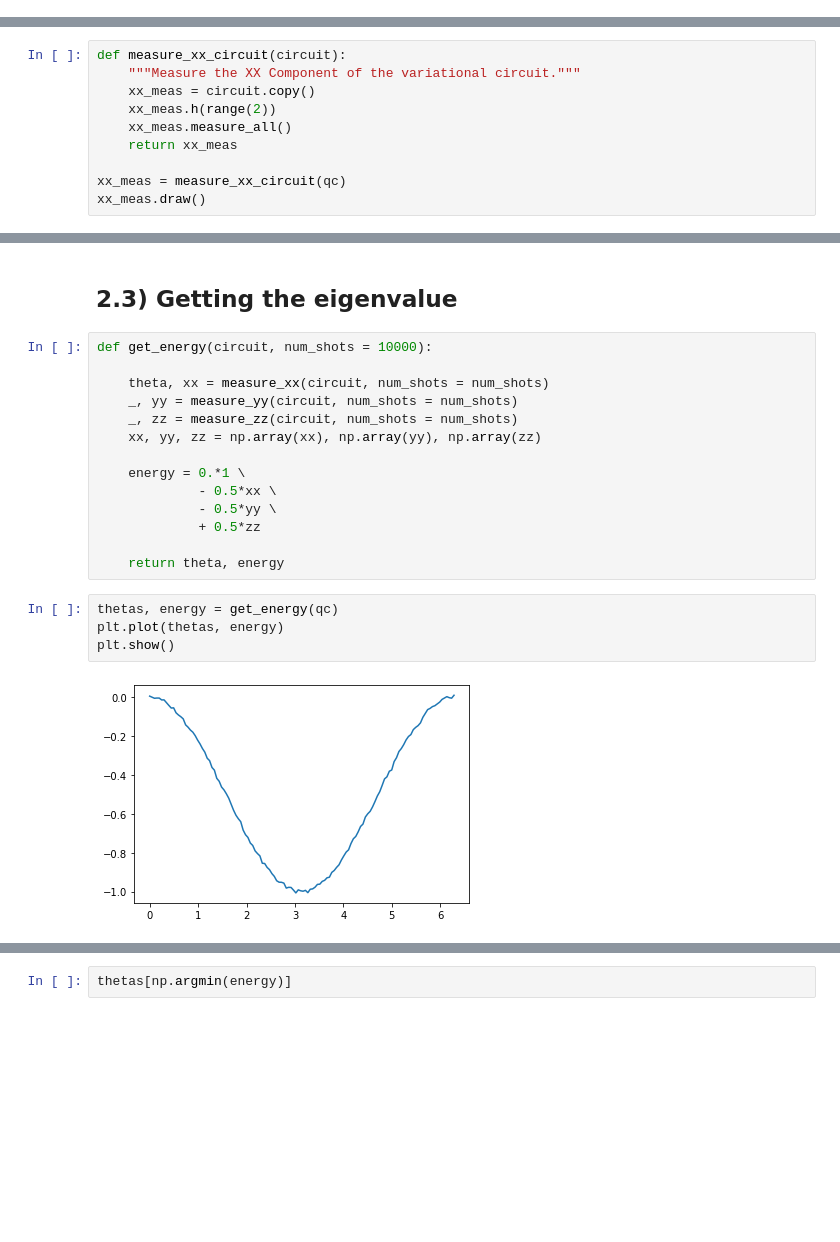
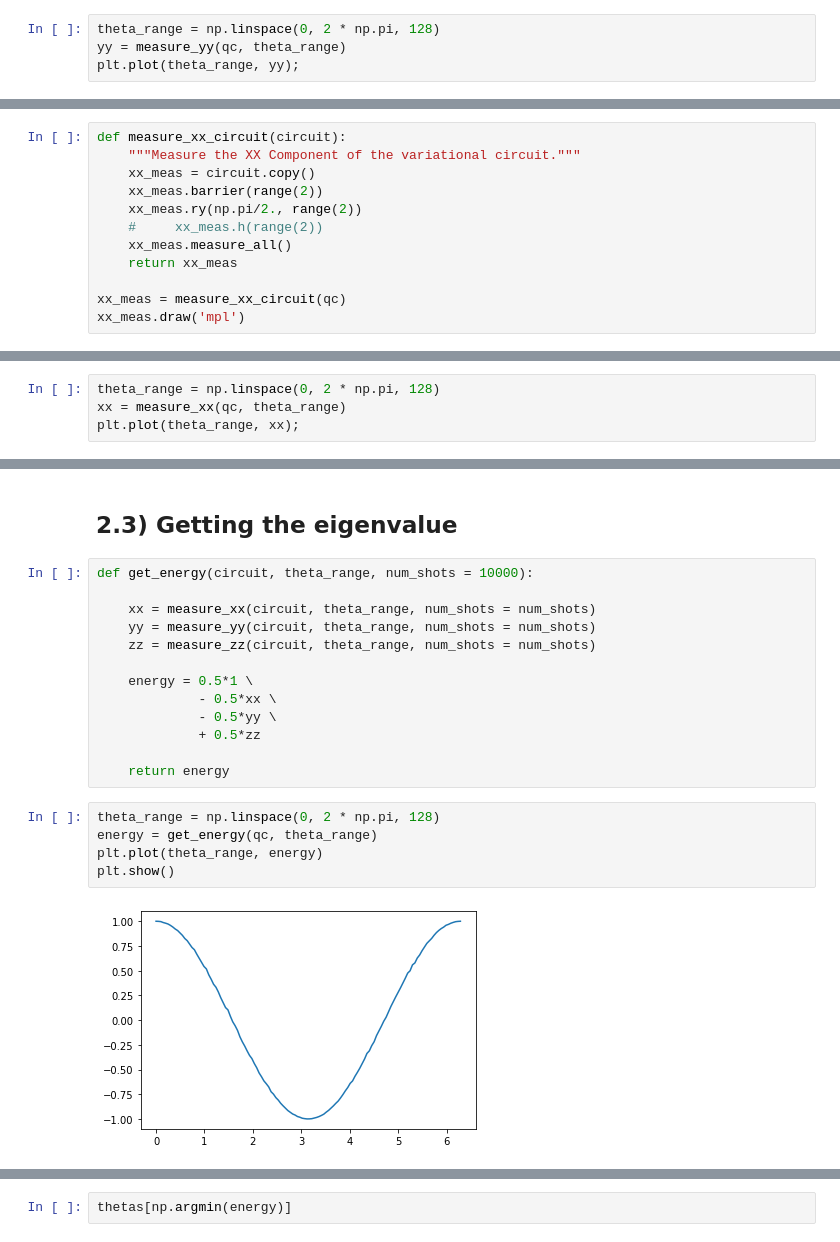
Before and after one commit to nahumsa/QOSF, a Jupyter notebook: Task 4.ipynb, the cells around one changed output, grey strips where cells are left out. Saved outputs shown, nothing was run; the diff lists cells and outputs as text; blank space fills up the shorter version.

```diff
--- a/Task 4.ipynb
+++ b/Task 4.ipynb
@@ -252,0 +296,4 @@ plt.plot(theta_range, yy);
+# %%
+theta_range = np.linspace(0, 2 * np.pi, 128)
+yy = measure_yy(qc, theta_range)
+plt.plot(theta_range, yy);
@@ -256,10 +305,12 @@ plt.plot(theta_range, yy);
 def measure_xx_circuit(circuit):
     """Measure the XX Component of the variational circuit."""
     xx_meas = circuit.copy()
-    xx_meas.h(range(2))
+    xx_meas.barrier(range(2))
+    xx_meas.ry(np.pi/2., range(2))
+    #     xx_meas.h(range(2))
     xx_meas.measure_all()
     return xx_meas
 
 xx_meas = measure_xx_circuit(qc)
-xx_meas.draw()
+xx_meas.draw('mpl')
 # %% [output]
@@ -312,0 +363,4 @@ plt.plot(theta_range, xx);
+# %%
+theta_range = np.linspace(0, 2 * np.pi, 128)
+xx = measure_xx(qc, theta_range)
+plt.plot(theta_range, xx);
@@ -313,25 +369,25 @@ plt.plot(theta_range, xx);
 # %% [markdown]
 ## 2.3) Getting the eigenvalue
 # %%
-def get_energy(circuit, num_shots = 10000):
+def get_energy(circuit, theta_range, num_shots = 10000):
 
-    theta, xx = measure_xx(circuit, num_shots = num_shots)
-    _, yy = measure_yy(circuit, num_shots = num_shots)
-    _, zz = measure_zz(circuit, num_shots = num_shots)
-    xx, yy, zz = np.array(xx), np.array(yy), np.array(zz)
+    xx = measure_xx(circuit, theta_range, num_shots = num_shots)
+    yy = measure_yy(circuit, theta_range, num_shots = num_shots)
+    zz = measure_zz(circuit, theta_range, num_shots = num_shots)
 
-    energy = 0.*1 \
+    energy = 0.5*1 \
              - 0.5*xx \
              - 0.5*yy \
              + 0.5*zz
 
-    return theta, energy
+    return energy
 # %%
-thetas, energy = get_energy(qc)
-plt.plot(thetas, energy)
+theta_range = np.linspace(0, 2 * np.pi, 128)
+energy = get_energy(qc, theta_range)
+plt.plot(theta_range, energy)
 plt.show()
 # %% [output]
-[figure, old version]
+[figure, new version]
 # %%
 np.round(np.min(energy),4)
 # %% [output]
```
Also changed, not shown: parts of 27 cells of this notebook.
